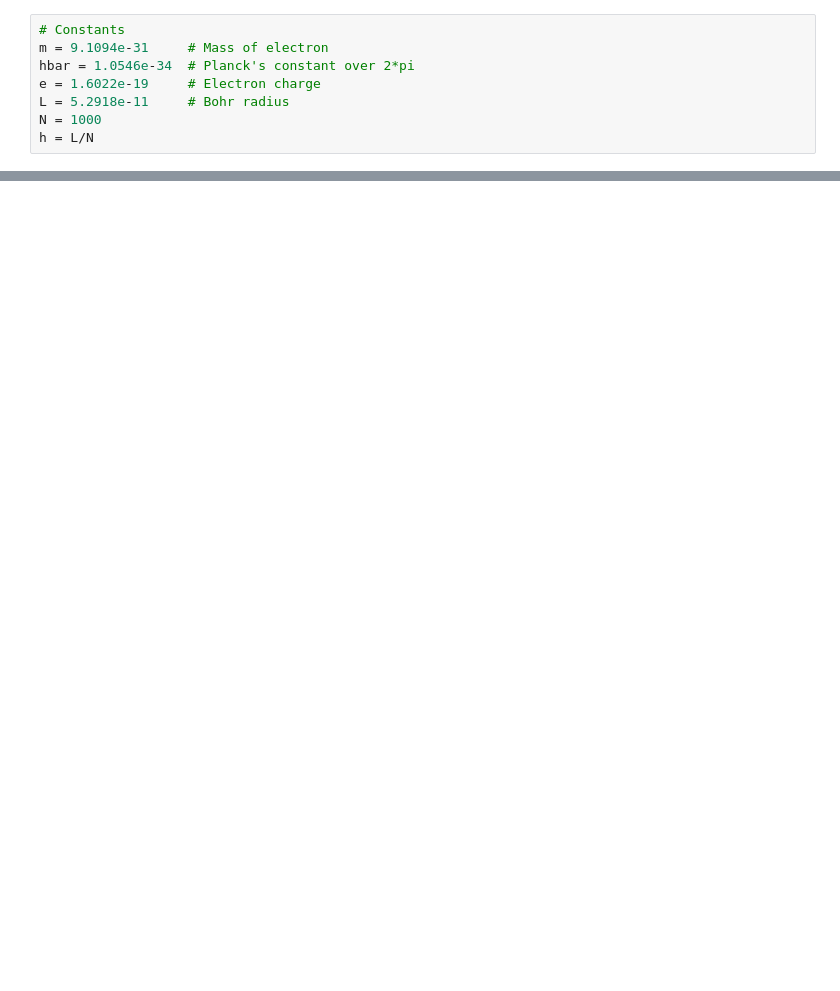
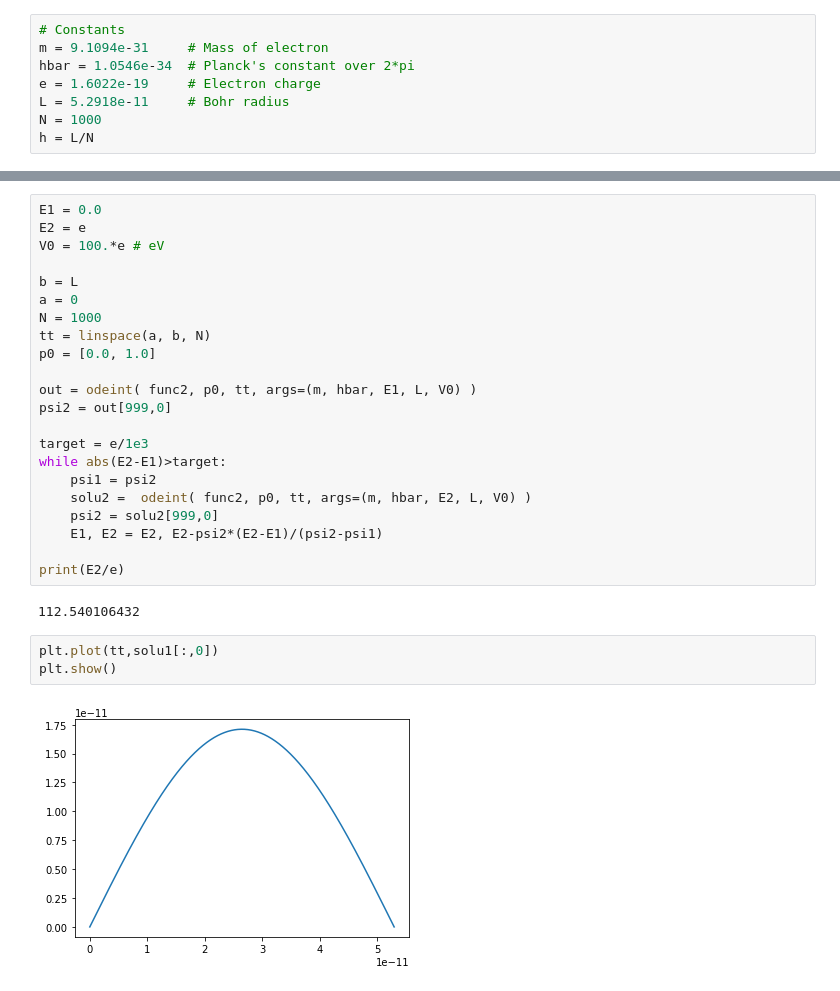
Before and after one commit to fiscompunipamplona/fc2_boundary, a Jupyter notebook: codes/schrodinger_equ.ipynb, the cells around one changed output, grey strips where cells are left out. Saved outputs shown, nothing was run; the diff lists cells and outputs as text; blank space fills up the shorter version.

```diff
--- a/codes/schrodinger_equ.ipynb
+++ b/codes/schrodinger_equ.ipynb
@@ -49,0 +56,29 @@ E = 134.286371694 eV
+# %%
+E1 = 0.0
+E2 = e
+V0 = 100.*e # eV
+
+b = L
+a = 0
+N = 1000
+tt = linspace(a, b, N)
+p0 = [0.0, 1.0]
+
+out = odeint( func2, p0, tt, args=(m, hbar, E1, L, V0) )
+psi2 = out[999,0]
+
+target = e/1e3
+while abs(E2-E1)>target:
+    psi1 = psi2
+    solu2 =  odeint( func2, p0, tt, args=(m, hbar, E2, L, V0) )
+    psi2 = solu2[999,0]
+    E1, E2 = E2, E2-psi2*(E2-E1)/(psi2-psi1)
+
+print(E2/e)
+# %% [output]
+112.540106432
+# %%
+plt.plot(tt,solu1[:,0])
+plt.show()
+# %% [output]
+[figure, added]
```
Also changed, not shown: parts of 9 cells of this notebook, 1 other file.
